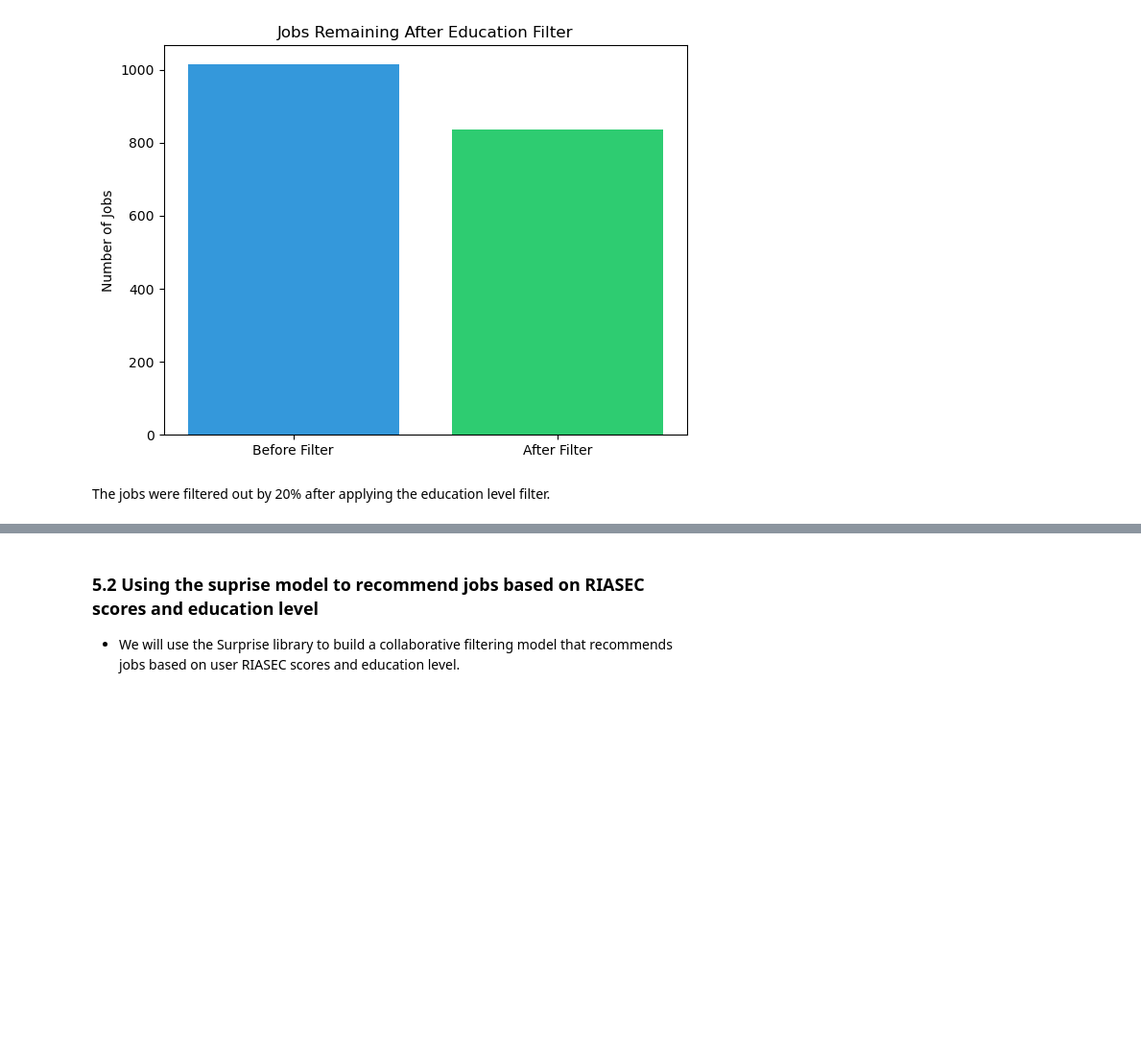
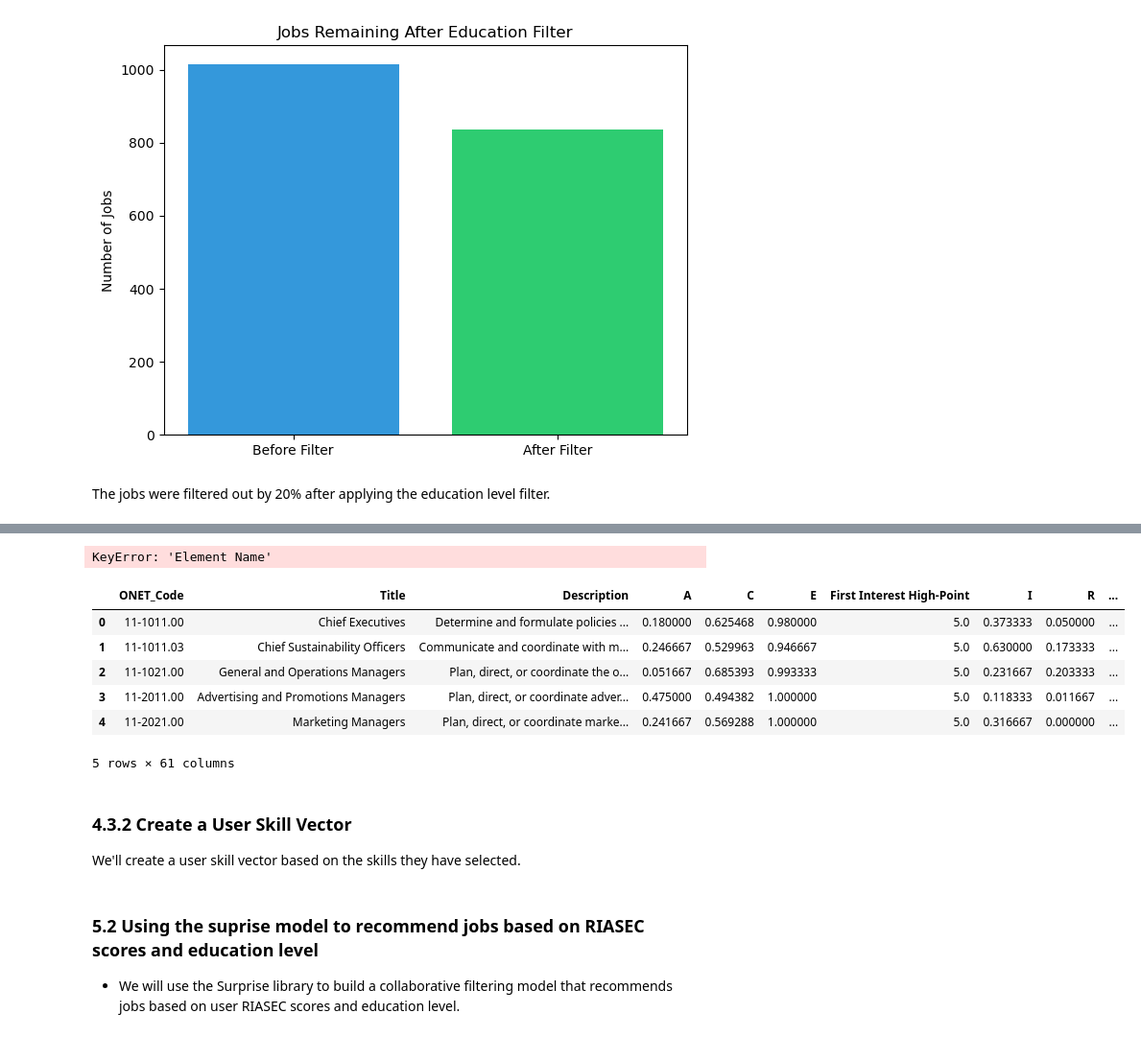
Before and after one commit to eugene-maina72/Phase_5_Capstone_Project-SmartPath, a Jupyter notebook: SmartPath.ipynb, the cells around one changed output, grey strips where cells are left out. Shown at 96% size. Cells and saved outputs as stored; diff of their text form; code cells hidden in the pictures; blank space fills up the shorter version.

```diff
--- a/SmartPath.ipynb
+++ b/SmartPath.ipynb
@@ -920,7 +920,7 @@ skill_features = pd.DataFrame(
 skill_features['ONET_Code'] = exploded_skills['ONET_Code'].values
 
 # Aggregate skill features by ONET_Code (sum, since one-hot)
-skill_features = skill_features.groupby('ONET_Code', as_index=False).max()
+skill_features = skill_features.groupby('ONET_Code', as_index=False).sum()
 
 # Merging into main DataFrame
 job_profiles_clean = job_profiles_clean.drop(columns=['Skill List'], errors='ignore')
@@ -1144,3 +1189,30 @@ The jobs were filtered out by 20% after applying the education level filter.
+# %%
+skill_features = important_skills_df[['ONET_Code', 'Element Name']]
+# Creating a binary matrix: 1 if skill is present for ONET_Code
+job_skill_matrix = pd.get_dummies(skill_features, prefix='Element Name',
+								  columns=['Element Name'],
+                                  dtype=int).groupby('', as_index=False).sum()
+
+# Merging with job_profiles_clean to align jobs
+job_profiles_with_skills = job_profiles_clean.merge(job_skill_matrix, on='ONET_Code', how='left')
+
+# Filling NaNs with 0 (means skill not present)
+#job_profiles_with_skills[user_selected_skills] = job_profiles_with_skills[user_selected_skills].fillna(0)
+# %% [output]
+KeyError: 'Element Name'
+# %%
+job_profiles_with_skills.head()
+# %% [output]
+|  | ONET_Code | Title | Description | A | C | E | First Interest High-Point | I | R | ... |
+| 0 | 11-1011.00 | Chief Executives | Determine and formulate policies ... | 0.180000 | 0.625468 | 0.980000 | 5.0 | 0.373333 | 0.050000 | ... |
+| 1 | 11-1011.03 | Chief Sustainability Officers | Communicate and coordinate with m... | 0.246667 | 0.529963 | 0.946667 | 5.0 | 0.630000 | 0.173333 | ... |
+| 2 | 11-1021.00 | General and Operations Managers | Plan, direct, or coordinate the o... | 0.051667 | 0.685393 | 0.993333 | 5.0 | 0.231667 | 0.203333 | ... |
+| 3 | 11-2011.00 | Advertising and Promotions Managers | Plan, direct, or coordinate adver... | 0.475000 | 0.494382 | 1.000000 | 5.0 | 0.118333 | 0.011667 | ... |
+| 4 | 11-2021.00 | Marketing Managers | Plan, direct, or coordinate marke... | 0.241667 | 0.569288 | 1.000000 | 5.0 | 0.316667 | 0.000000 | ... |
+5 rows × 61 columns
+# %% [markdown]
+### 4.3.2 Create a User Skill Vector
+We'll create a user skill vector based on the skills they have selected.
 # %% [markdown]
 ### 5.2 Using the suprise model to recommend jobs based on RIASEC scores and education level
 - We will use the Surprise library to build a collaborative filtering model that recommends jobs based on user
```
Also changed, not shown: parts of 12 cells of this notebook, 1 other file.
